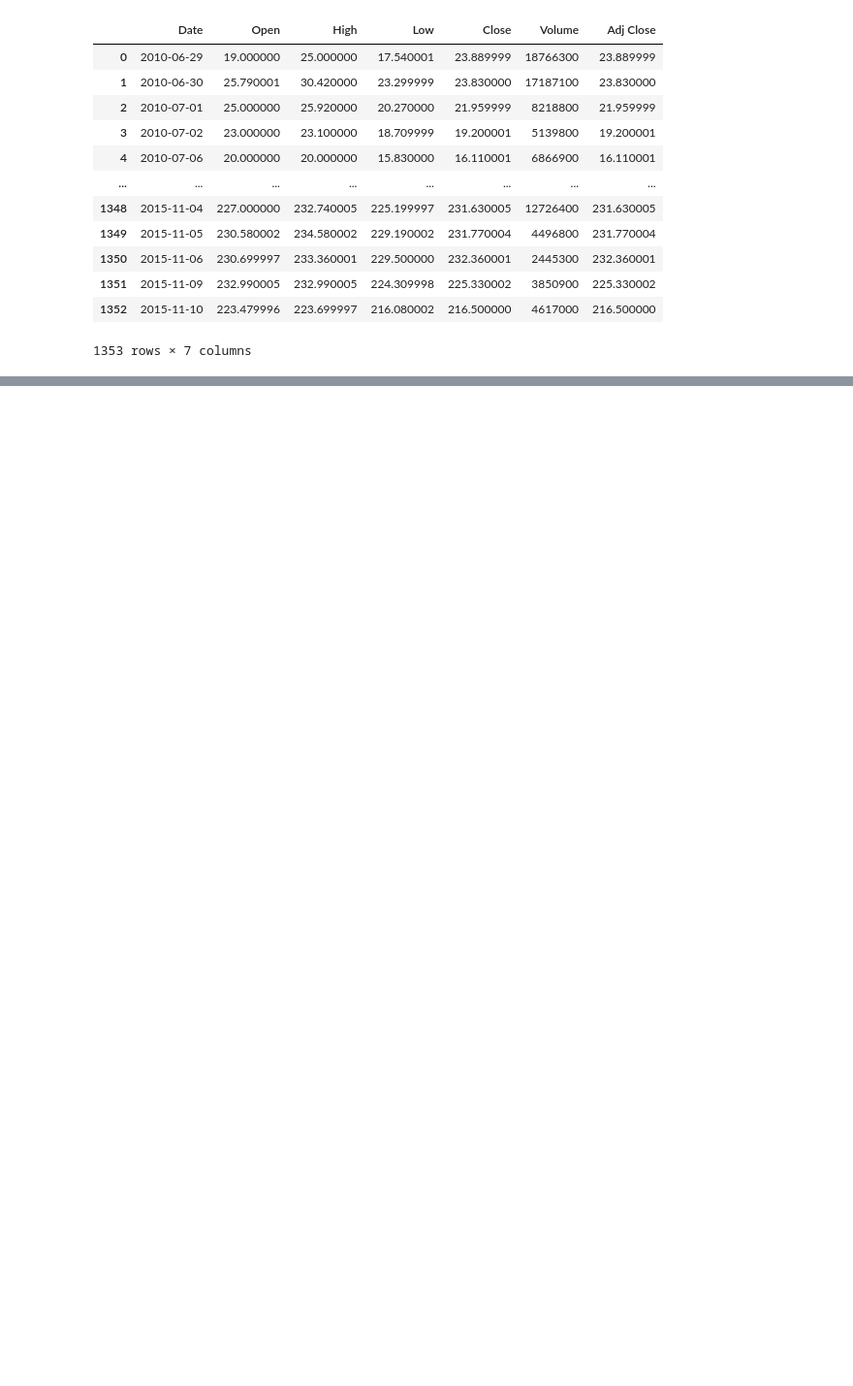
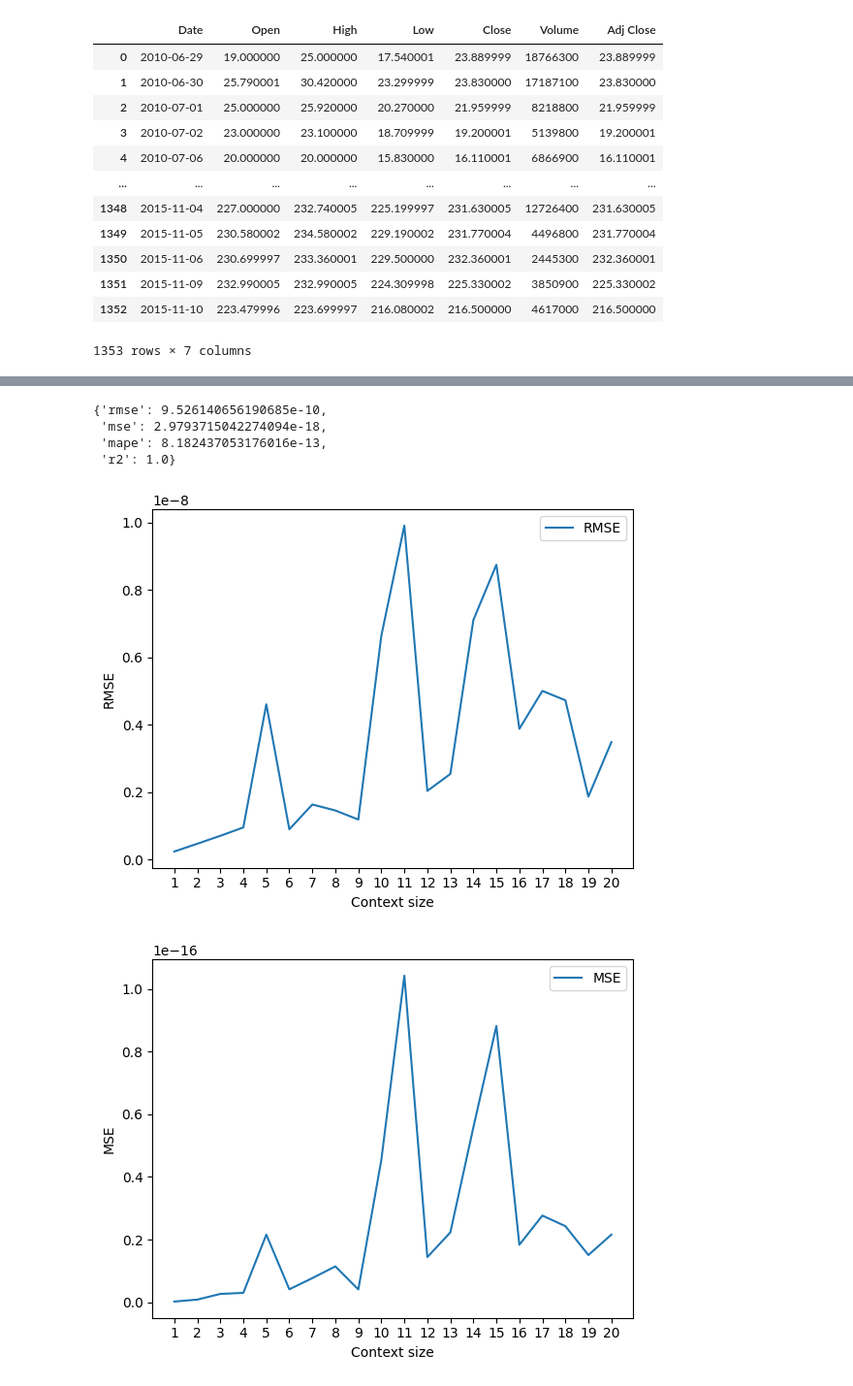
Before and after one commit to HaiAu2501/EL4TF, a Jupyter notebook: linear_models/k-history.ipynb, the cells around one changed output, grey strips where cells are left out. Shown: that part at 97% size. Saved outputs shown, nothing was run; the diff lists cells and outputs as text; code cells hidden in the pictures; blank space fills up the shorter version.

```diff
--- a/linear_models/k-history.ipynb
+++ b/linear_models/k-history.ipynb
@@ -78,3 +21,0 @@ input.shape, output.shape
-# %%
-numpy.set_printoptions(suppress=True)
-input[0]
@@ -149,0 +124,48 @@ pyplot.show()
+# %%
+test = pandas.read_csv("../data/tesla/test.csv")
+test_input, test_output = extract_xy(test, context_size=CONTEXT_SIZE)
+metrics(test_output, model.predict(test_input))
+# %% [output]
+{'rmse': 9.526140656190685e-10,
+ 'mse': 2.9793715042274094e-18,
+ 'mape': 8.182437053176016e-13,
+ 'r2': 1.0}
+# %%
+rmse: List[float] = []
+mse: List[float] = []
+mape: List[float] = []
+r2: List[float] = []
+
+for context_size in range(1, 21):
+    train_input, train_output = extract_xy(train, context_size=context_size)
+
+    model = LinearRegression()
+    model.fit(train_input, train_output)
+
+    test_input, test_output = extract_xy(test, context_size=context_size)
+    m = metrics(test_output, model.predict(test_input))
+
+    rmse.append(m["rmse"])
+    mse.append(m["mse"])
+    mape.append(m["mape"])
+    r2.append(m["r2"])
+# %%
+from matplotlib import axes, pyplot
+
+
+def plot_metric(values: List[float], *, label: str) -> None:
+    axes.Axes.set_xticks(pyplot.gca(), ticks=range(1, 21))
+    pyplot.plot(range(1, 21), values, label=label)
+    pyplot.xlabel("Context size")
+    pyplot.ylabel(label)
+    pyplot.legend()
+    pyplot.show()
+
+
+plot_metric(rmse, label="RMSE")
+plot_metric(mse, label="MSE")
+plot_metric(mape, label="MAPE")
+plot_metric(r2, label="R2")
+# %% [output]
+[figure, added]
+[figure, added]
```
Also changed, not shown: parts of 19 cells of this notebook.
